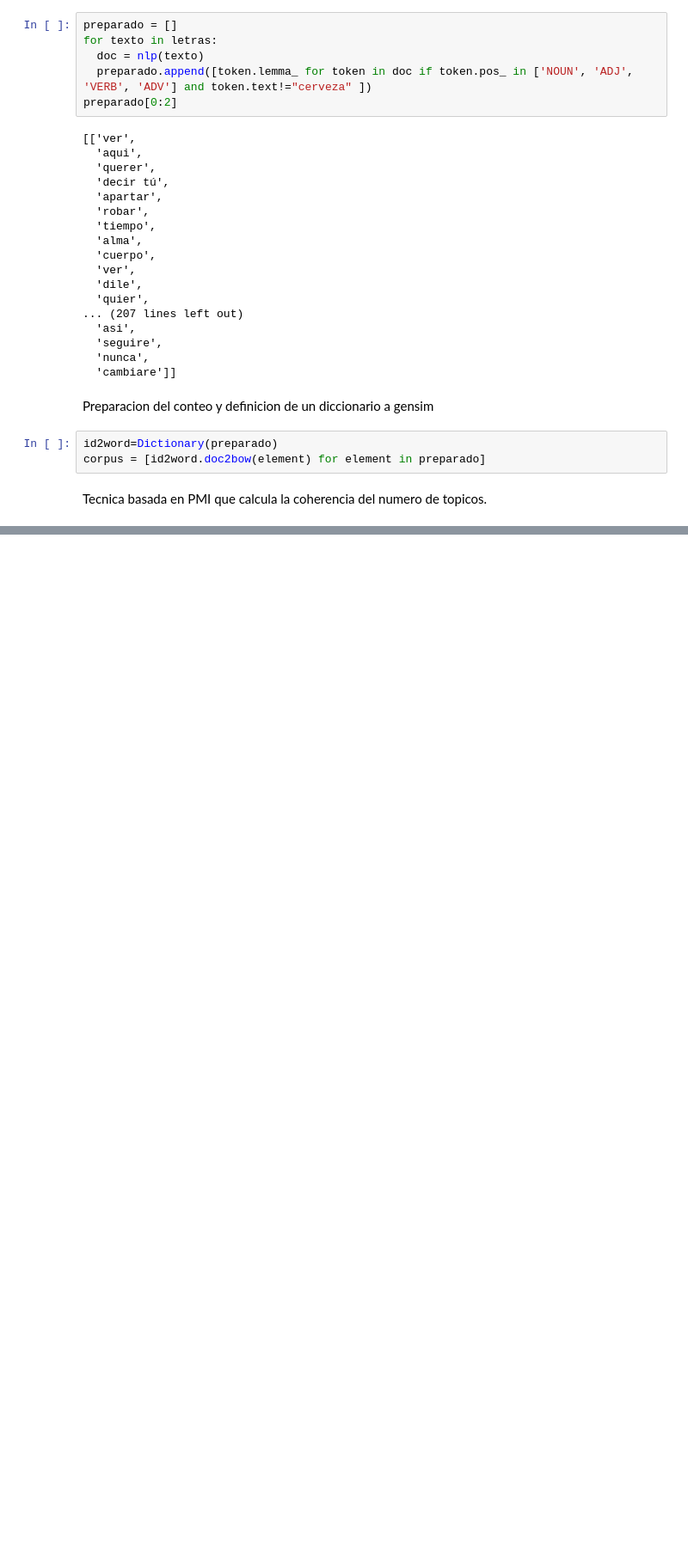
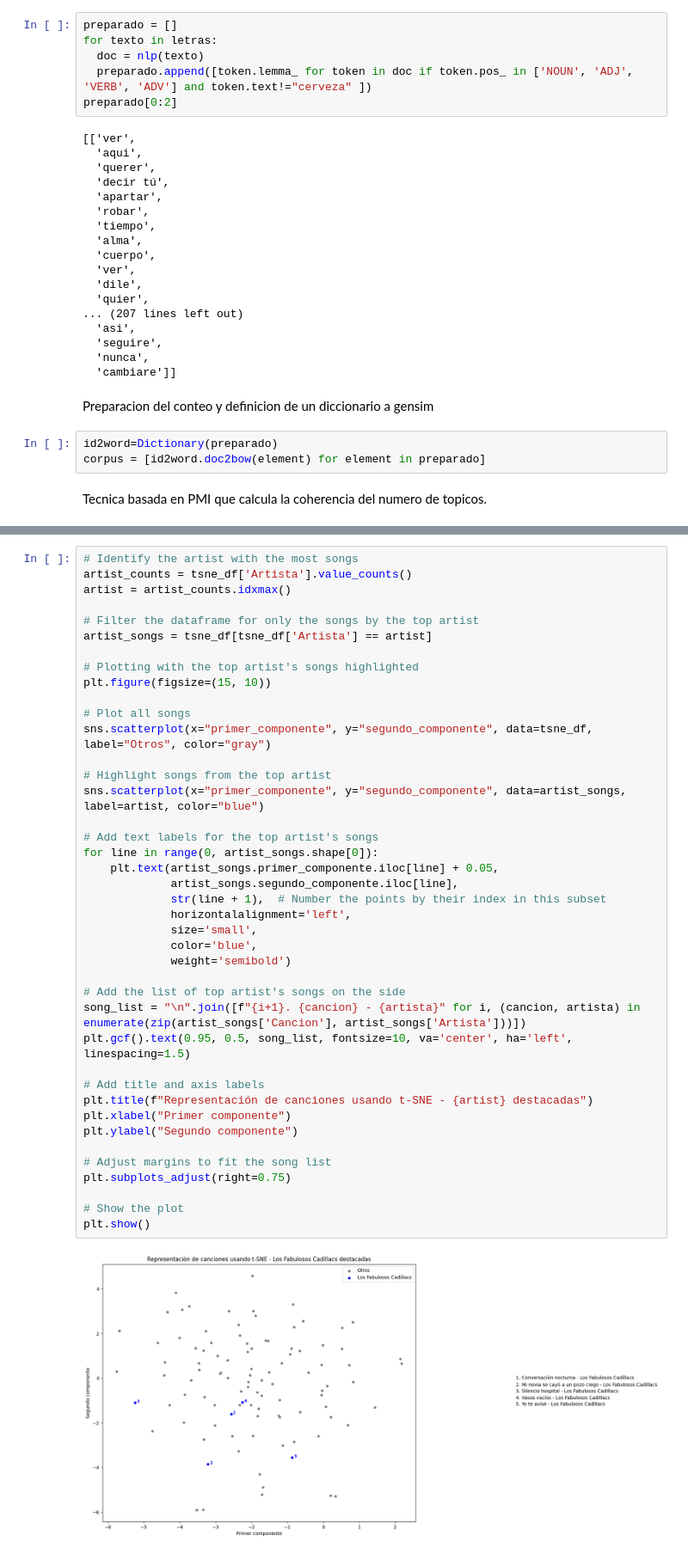
Before and after one commit to Estebans441/Music-80s-representation, a Jupyter notebook: Representation/Representation.ipynb, the cells around one changed output, grey strips where cells are left out. Shown at 86% size. Drawn from its saved outputs; the diff is of its cells as text; blank space fills up the shorter version.

```diff
--- a/Representation/Representation.ipynb
+++ b/Representation/Representation.ipynb
@@ -316,0 +437,43 @@ topic
+# %%
+# Identify the artist with the most songs
+artist_counts = tsne_df['Artista'].value_counts()
+artist = artist_counts.idxmax()
+
+# Filter the dataframe for only the songs by the top artist
+artist_songs = tsne_df[tsne_df['Artista'] == artist]
+
+# Plotting with the top artist's songs highlighted
+plt.figure(figsize=(15, 10))
+
+# Plot all songs
+sns.scatterplot(x="primer_componente", y="segundo_componente", data=tsne_df, label="Otros", color="gray")
+
+# Highlight songs from the top artist
+sns.scatterplot(x="primer_componente", y="segundo_componente", data=artist_songs, label=artist, color="blue")
+
+# Add text labels for the top artist's songs
+for line in range(0, artist_songs.shape[0]):
+    plt.text(artist_songs.primer_componente.iloc[line] + 0.05,
+             artist_songs.segundo_componente.iloc[line],
+             str(line + 1),  # Number the points by their index in this subset
+             horizontalalignment='left',
+             size='small',
+             color='blue',
+             weight='semibold')
+
+# Add the list of top artist's songs on the side
+song_list = "\n".join([f"{i+1}. {cancion} - {artista}" for i, (cancion, artista) in enumerate(zip(artist_songs['Cancion'], artist_songs['Artista']))])
+plt.gcf().text(0.95, 0.5, song_list, fontsize=10, va='center', ha='left', linespacing=1.5)
+
+# Add title and axis labels
+plt.title(f"Representación de canciones usando t-SNE - {artist} destacadas")
+plt.xlabel("Primer componente")
+plt.ylabel("Segundo componente")
+
+# Adjust margins to fit the song list
+plt.subplots_adjust(right=0.75)
+
+# Show the plot
+plt.show()
+# %% [output]
+[figure, added]
```
Also changed, not shown: parts of 26 cells of this notebook, 2 other files.
